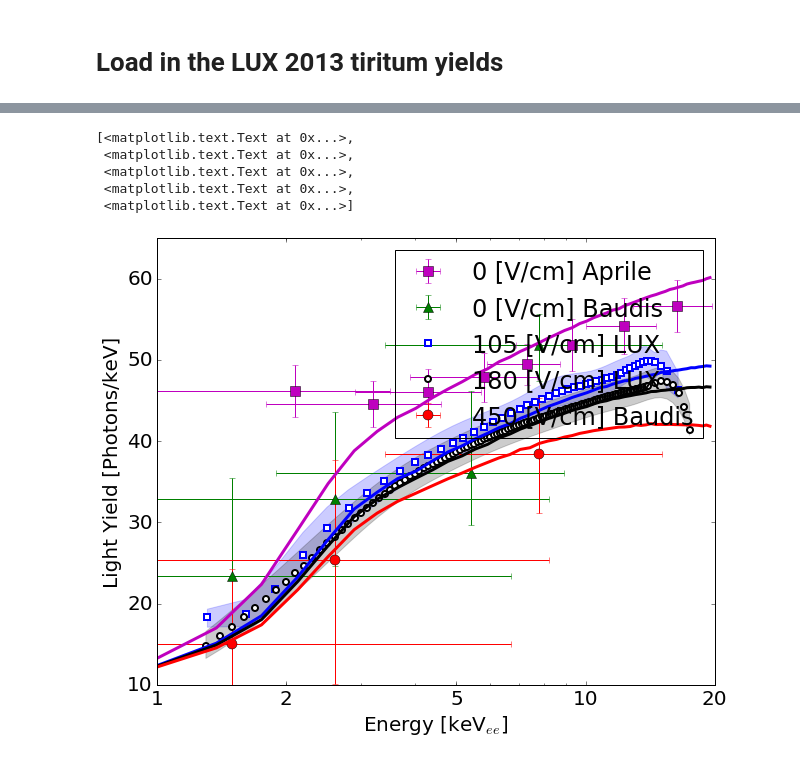
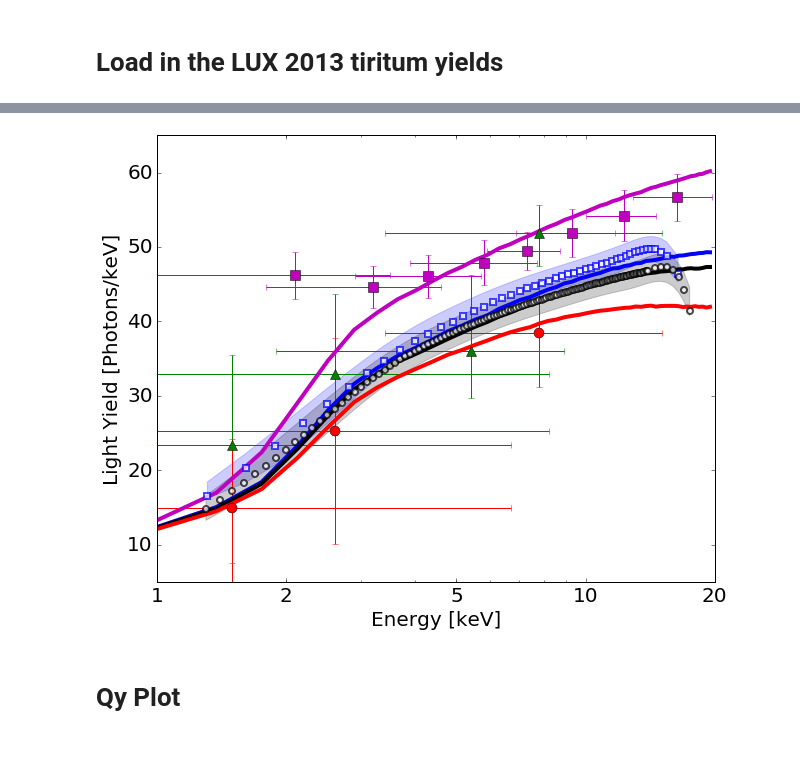
Before and after one commit to attdobi/iPyNb, a Jupyter notebook: PyNEST/TDR/Matthew_TDR_Yields.ipynb, the cells around one changed output, grey strips where cells are left out. Cells and saved outputs as stored; diff of their text form; code cells hidden in the pictures.

```diff
--- a/PyNEST/TDR/Matthew_TDR_Yields.ipynb
+++ b/PyNEST/TDR/Matthew_TDR_Yields.ipynb
@@ -51,5 +71,5 @@ def get_lyqy(NEST =NEST_setup(Det='LUX',custom=False), PT=0, eField=1000, Energy
 Energy = linspace(1,19.5,50)
 LY_0,QY_0 = get_lyqy(NEST,PT=1, Energy = Energy, eField=0)
 LY_105,QY_105 = get_lyqy(NEST,PT=1, Energy = Energy, eField=105)
-LY_180,QY_180 = get_lyqy(NEST,PT=1, Energy = Energy, eField=180)
+LY_180,QY_180 = get_lyqy(NEST,PT=1, Energy = Energy, eField=-1)
 LY_450,QY_450 = get_lyqy(NEST,PT=1, Energy = Energy, eField=450)
@@ -56,4 +81,11 @@ LY_450,QY_450 = get_lyqy(NEST,PT=1, Energy = Energy, eField=450)
 # %%
+#PLOT NEST
+
+plt.plot(Energy,LY_0,'m',linewidth=4)
+plt.plot(Energy,LY_105,'b',linewidth=4)
+plt.plot(Energy,LY_180,'k',linewidth=4)
+plt.plot(Energy,LY_450,'r',linewidth=4)
+
 B=LUXdata['Baudis'].T
 A=LUXdata['Aprile'][:8].T
 
@@ -65,16 +97,17 @@ lyl=ip.UnivariateSpline(x,LUXdata['mean_s1_yield_iter1_gl'].squeeze(),s=10)
 
 
 x100=LUXdata['E_center_s1_yield_100_iter1'].squeeze()
-ly100= ip.UnivariateSpline(x100,LUXdata['mean_s1_yield_100_iter1'].squeeze(),s=10)
-lyu100=ip.UnivariateSpline(x100,LUXdata['mean_s1_yield_100_iter1_gu'].squeeze(),s=10)
-lyl100=ip.UnivariateSpline(x100,LUXdata['mean_s1_yield_100_iter1_gl'].squeeze(),s=10)
+ly100= ip.UnivariateSpline(x100,LUXdata['mean_s1_yield_100_iter1'].squeeze(),s=20)
+lyu100=ip.UnivariateSpline(x100,LUXdata['mean_s1_yield_100_iter1_gu'].squeeze(),s=20)
+lyl100=ip.UnivariateSpline(x100,LUXdata['mean_s1_yield_100_iter1_gl'].squeeze(),s=20)
 
 plt.fill_between(x100,lyl100(x100),lyu100(x100), color='b',alpha=0.2)
 h1,=plt.plot(x100,ly100(x100),'sb',markerfacecolor='w',linewidth=2,markersize=6,\
-         markeredgewidth=2,markeredgecolor='b',label='105 [V/cm] LUX')
+         markeredgewidth=2,markeredgecolor='b',label='105 [V/cm] LUX',alpha=0.7)
 
 plt.fill_between(x,lyl(x),lyu(x), color='k',alpha=0.2)
-h2,=plt.plot(x,ly(x),'ok',markerfacecolor='w',linewidth=2,markersize=6,markeredgewidth=2,label='180 [V/cm] LUX')
+h2,=plt.plot(x,ly(x),'ok',markerfacecolor='w',linewidth=2,markersize=6,\
+             markeredgewidth=2,label='180 [V/cm] LUX',alpha=0.7)
 
 kr_norm = 63.2638
 B_x=B[0][:-1]
@@ -82,45 +115,42 @@ B_x_err=vstack((B_x-B[1][:-1],B[2][:-1]-B_x))
 B_y0=B[3][:-1]*kr_norm
 B_y0_err=vstack((B[4][:-1]*kr_norm-B_y0,B_y0-B[5][:-1]*kr_norm))
 
 B_x=B[0][:-1]
 #B_x400_err=vstack((B_x-B[6][:-1],B[7][:-1]-B_x))
 B_y400=B[9][:-1]*kr_norm
 B_y400_err=vstack((B[10][:-1]*kr_norm-B_y400,B_y400-B[11][:-1]*kr_norm))
 
 Ax=A[0]
 Ax_err=vstack((Ax-A[1],A[2]-Ax))
 Ay=A[3]*kr_norm
 Ay_err=vstack((A[4]*kr_norm-Ay,Ay-A[5]*kr_norm))
 
 
 h3=plt.errorbar(Ax,Ay,Ay_err,Ax_err,fmt="sm",markersize=10, label='0 [V/cm] Aprile')
 h4=plt.errorbar(B_x,B_y0,B_y0_err,B_x_err,fmt="^g",markersize=10, label='0 [V/cm] Baudis')
 h5=plt.errorbar(B_x,B_y400,B_y400_err,B_x_err,fmt="or",markersize=10, label='450 [V/cm] Baudis')
 
 
-#PLOT NEST
 
-plt.plot(Energy,LY_0,'m',linewidth=3)
-plt.plot(Energy,LY_105,'b',linewidth=3)
-plt.plot(Energy,LY_180,'k',linewidth=3)
-plt.plot(Energy,LY_450,'r',linewidth=3)
-
-legend(handles=[h3,h4, h1,h2, h5], numpoints=1)
+#legend(handles=[h3,h4, h1,h2, h5], numpoints=1, loc='lower right',fontsize=18)
 
 xlim([1,20])
-ylim([10,65])
+ylim([5,65])
 xscale('log')
 
 ylabel('Light Yield [Photons/keV]')
-xlabel('Energy [keV'+r'$_{ee}$]')
+xlabel('Energy [keV]')
 
 ax=gca()
 ax.set_xticks([1,2,5,10,20])
 ax.set_xticklabels( ([1,2,5,10,20]) )
+
+#plt.plot(CH3T_yield[0],CH3T_yield[2],'sy')
+#Check data in the tritium paper
+#plt.plot(PaperX,PaperLy,'^r')
+
+plt.savefig('figs/LY_CH3T.png',dpi=200)
 # %% [output]
-[<matplotlib.text.Text at 0x...>,
- <matplotlib.text.Text at 0x...>,
- <matplotlib.text.Text at 0x...>,
- <matplotlib.text.Text at 0x...>,
- <matplotlib.text.Text at 0x...>]
-[figure, old version]
+[figure, new version]
+# %% [markdown]
+<h1> Qy Plot </h1>
```
Also changed, not shown: parts of 5 cells of this notebook, 5 other files.
